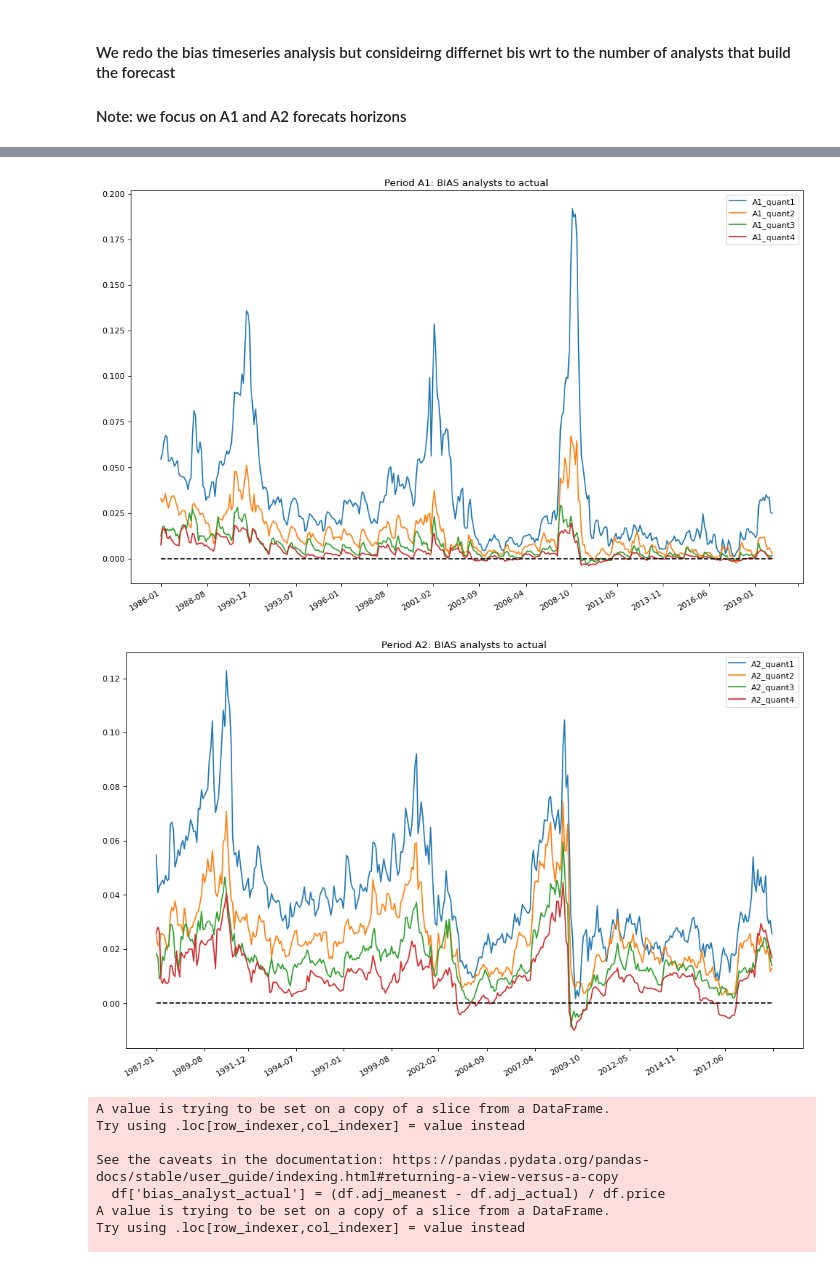
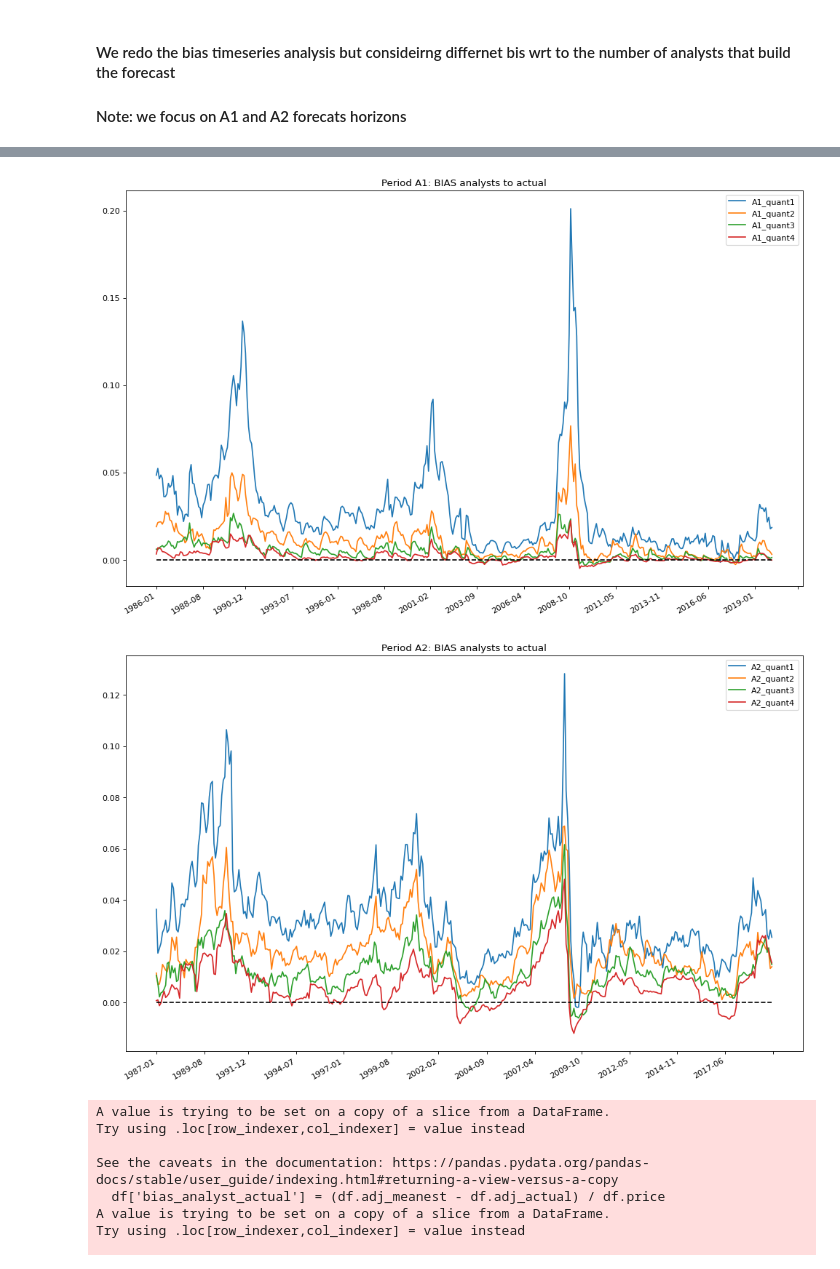
Before and after one commit to NicoloMarsucco/ML-financial-modelling, a Jupyter notebook: bias_analysis.ipynb, the cells around one changed output, grey strips where cells are left out. Drawn from its saved outputs; the diff is of its cells as text; code cells hidden in the pictures.

```diff
--- a/bias_analysis.ipynb
+++ b/bias_analysis.ipynb
@@ -99,21 +67,28 @@ Text(0.5, 1.0, 'Average realized bias of analysts earings expectations')
 # %%
-def compute_bias_results ( period):
+def compute_bias_results (period, model):
+    if model == 'RF':
+        prediction='predicted_adj_actual'
+    elif model=='LR':
+        prediction='predicted_adj_actual_LR'
+
     df = data[period]
-    RF = df.predicted_adj_actual.mean()
-    AF = df.adj_meanest.mean()
+    ML = df[prediction].mean()
+    AF = df.meanest.mean()
     AE = df.adj_actual.mean()
-    RF_AE = (df.predicted_adj_actual - df.adj_actual).mean()
-    AF_AE = (df.adj_meanest - df.adj_actual).mean()
-    RF_AE2 = ((df.predicted_adj_actual - df.adj_actual)**2).mean()
-    AF_AE2 = ((df.adj_meanest - df.adj_actual)**2).mean()
-    bias = ((df.adj_meanest - df.predicted_adj_actual) / df.price).mean()
+    ML_AE = (df[prediction] - df.adj_actual).mean()
+    AF_AE = (df.meanest - df.adj_actual).mean()
+    ML_AE2 = ((df[prediction] - df.adj_actual)**2).mean()
+    AF_AE2 = ((df.meanest - df.adj_actual)**2).mean()
+    bias = ((df.meanest - df[prediction]) / df.price).mean()
 
-    return {'value': period,'RF': round(RF, 3), 'AF': round(AF, 3), 'AE':round(AE, 3),'(RF-AE)':round(RF_AE, 3), '(AF-AE)':round(AF_AE, 3),
-    '(RF-AE)^2':round(RF_AE2, 3), '(AF-AE)^2': round(AF_AE2, 3), '(AF-RF)/P':round(bias, 3), 'N':len(df) }
+    return {'value': period, model: round(ML, 3), 'AF': round(AF, 3), 'AE':round(AE, 3),f'({model}-AE)':round(ML_AE, 3), '(AF-AE)':round(AF_AE, 3),
+    f'({model}-AE)^2':round(ML_AE2, 3), '(AF-AE)^2': round(AF_AE2, 3), f'(AF-{model})/P':round(bias, 3), 'N':len(df) }
 # %%
 # Create an empty dictionary to store DataFrames
-results = []
+results_RF = []
+results_LR = []
 
 for period in periods:
-    results.append(compute_bias_results(period))
+    results_RF.append(compute_bias_results(period, 'RF'))
+    results_LR.append(compute_bias_results(period, 'LR'))
 # %%
@@ -128,5 +102,0 @@ display(pd.DataFrame(results).set_index('value').rename_axis(None))
-# %%
-df = data['A1']
-t, p = stats.ttest_1samp(df.predicted_adj_actual -  df.adj_actual, 0, alternative='two-sided')
-print(f't-test is {t}')
-print(f'p-value is {p}')
@@ -136,7 +102,0 @@ p-value is 0.9921724439213846
-# %%
-df = data['Q3']
-df['RF_AE'] = (df.adj_meanest - df.predicted_adj_actual)
-model = sm.OLS( exog = np.ones(len(df)), endog = df.RF_AE).fit()
-new = model.get_robustcov_results(cov_type='HAC',maxlags=3)
-T_test = new.t_test([1])
-print(T_test)
@@ -205,7 +170,7 @@ dictionary = {'A1': df_1, 'A2': df_2}
 # %%
 for period, df in data.items():
     plt.figure(figsize=(15, 10), dpi=80)
-    df['bias_analyst_actual'] = (df.adj_meanest - df.adj_actual) / df.price
+    df['bias_analyst_actual'] = (df.meanest - df.adj_actual) / df.price
     df_trunc = df[df.numest <= df.numest.quantile(0.25)]
     plt.plot(df_trunc.Date.unique().astype(str), df_trunc.groupby(['Date']).bias_analyst_actual.apply(lambda x: stats.trim_mean(x, 0.01)), label=f'{period}_quant1');
     df_trunc = df[(df.numest > df.numest.quantile(0.25)) & (df.numest <= df.numest.quantile(0.5)) ]
@@ -227,5 +192,5 @@ for period, df in data.items():
-[figure, old version]
+[figure, new version]
-[figure, old version]
+[figure, new version]
 # %%
 for period, df in data.items():
     plt.figure(figsize=(15, 10), dpi=80)
```
Also changed, not shown: parts of 21 cells of this notebook, 6 other files.
